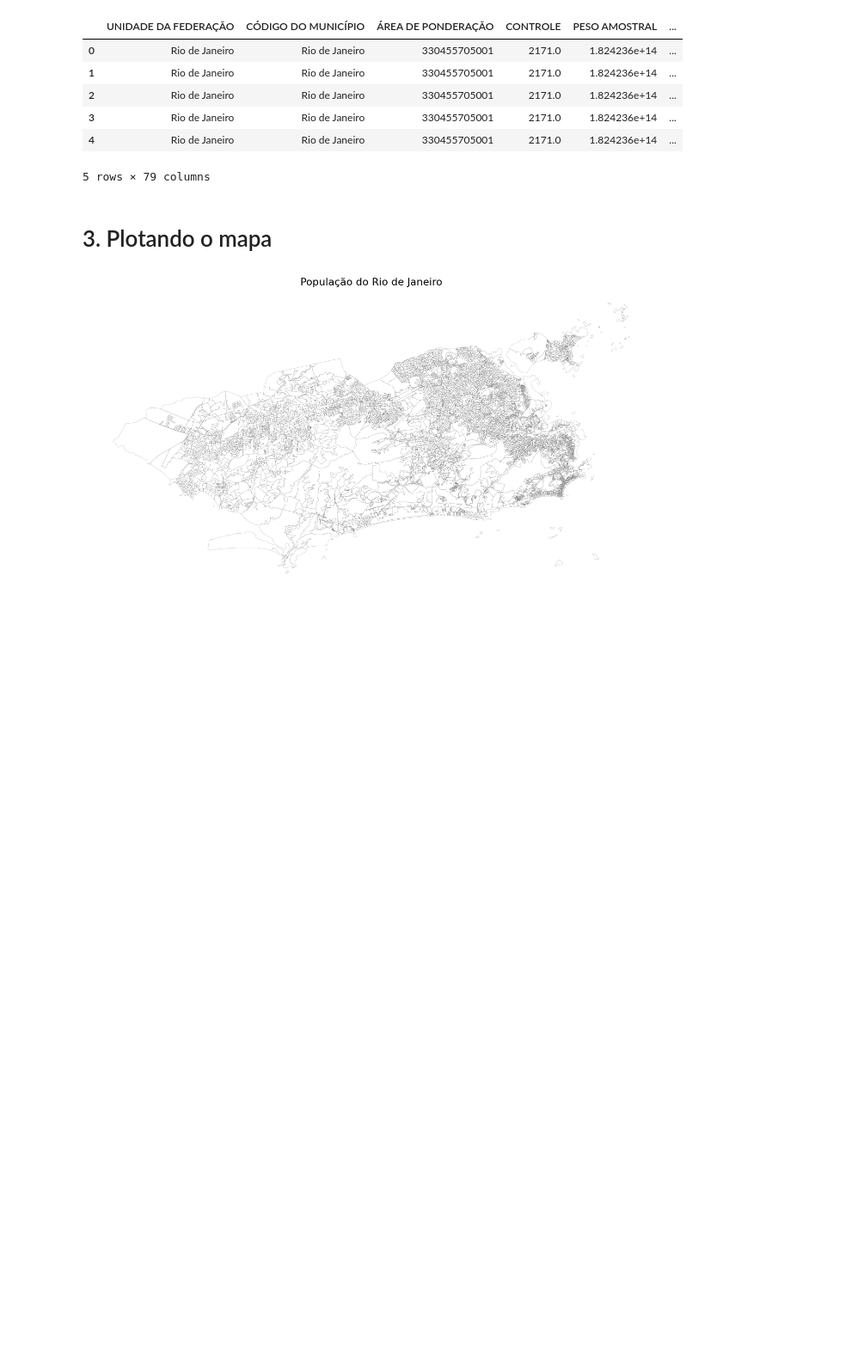
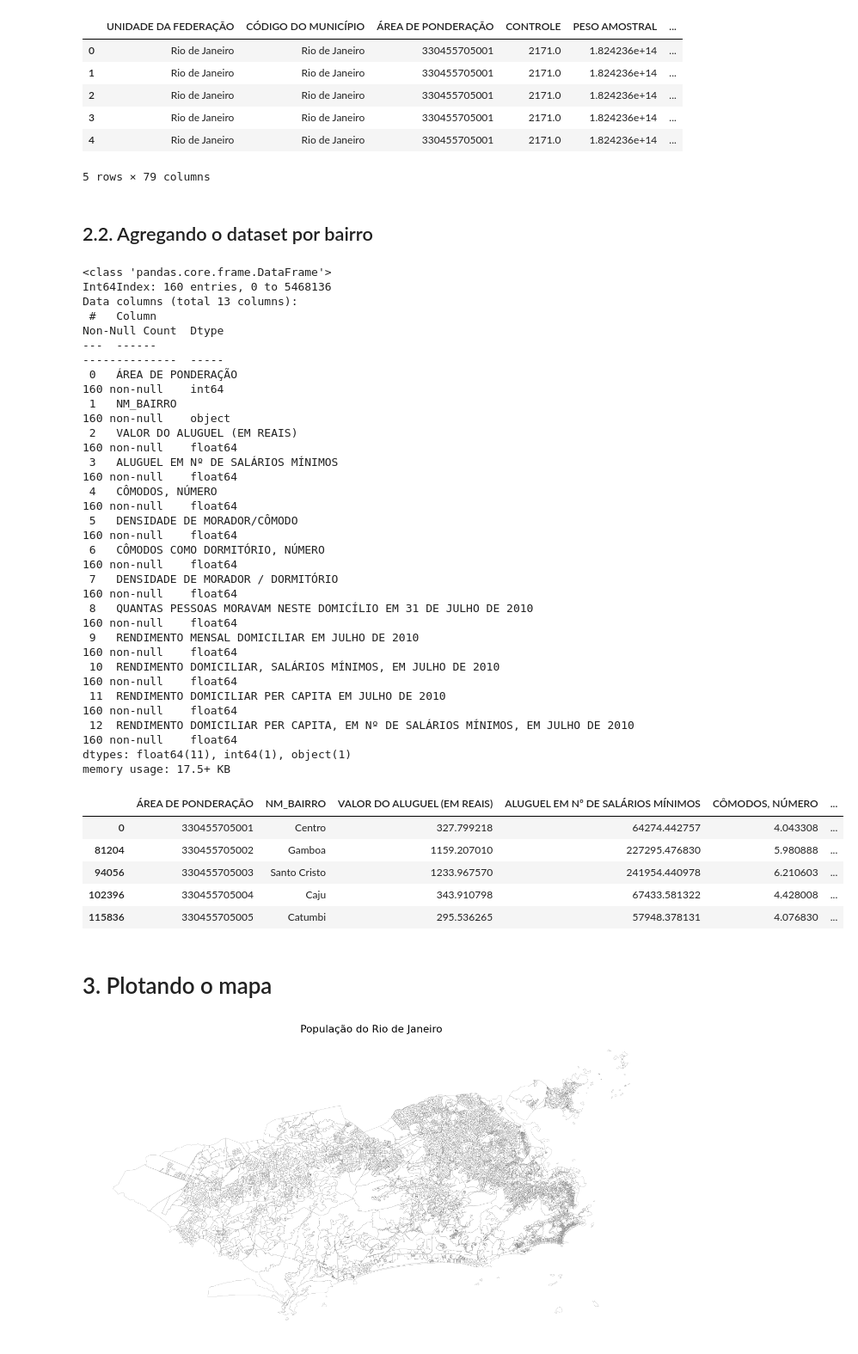
Before and after one commit to GDevigili/TCC-IBGE, a Jupyter notebook: src/data-vis/eda.ipynb, the cells around one changed output. Shown at 86% size. Saved outputs shown, nothing was run; the diff lists cells and outputs as text; code cells hidden in the pictures; blank space fills up the shorter version.

Commit message:
Group the df by V0011 and calculate the agregated data

```diff
--- a/src/data-vis/eda.ipynb
+++ b/src/data-vis/eda.ipynb
@@ -132,6 +132,62 @@ df_rio_join.head()
 | 3 | Rio de Janeiro | Rio de Janeiro | 330455705001 | 2171.0 | 1.824236e+14 | ... |
 | 4 | Rio de Janeiro | Rio de Janeiro | 330455705001 | 2171.0 | 1.824236e+14 | ... |
 5 rows × 79 columns
+# %% [markdown]
+## 2.2. Agregando o dataset por bairro
+# %%
+# Select only numeric columns
+numeric_cols = df_rio_join.select_dtypes(include=np.number).columns.tolist()
+
+# Remove 'PESO AMOSTRAL' from the list of columns to group
+numeric_cols.remove('PESO AMOSTRAL')
+
+# Define a function to calculate the weighted average
+def weighted_avg(group, avg_name, weight_name):
+    """ Calculate weighted avg """
+    return np.average(group[avg_name], weights=group[weight_name])
+
+# Group the DataFrame and calculate the weighted average
+df_rio_join_no_na = df_rio_join.dropna(subset=numeric_cols)
+df_rio_bairros = df_rio_join_no_na.groupby('ÁREA DE PONDERAÇÃO').apply(lambda g: pd.Series({col: weighted_avg(g, col, 'PESO AMOSTRAL') for col in numeric_cols}))
+
+# drop some columns that are not needed
+drop_cols = ['ÁREA DE PONDERAÇÃO', 'CONTROLE', 'CÓDIGO DA REGIÃO METROPOLITANA', 'CD_GEOCODB']
+df_rio_bairros = df_rio_bairros.drop(drop_cols, axis=1)
+
+# Join to get the name of the neighborhood
+df_rio_bairros = df_rio_join[['ÁREA DE PONDERAÇÃO', 'NM_BAIRRO']].merge(df_rio_bairros, left_on='ÁREA DE PONDERAÇÃO', right_index=True, how='right')
+# drop duplicates generated by the join
+df_rio_bairros = df_rio_bairros.drop_duplicates()
+# %%
+df_rio_bairros.info()
+df_rio_bairros.head()
+# %% [output]
+<class 'pandas.core.frame.DataFrame'>
+Int64Index: 160 entries, 0 to 5468136
+Data columns (total 13 columns):
+ #   Column                                                                          Non-Null Count  Dtype
+---  ------                                                                          --------------  -----
+ 0   ÁREA DE PONDERAÇÃO                                                              160 non-null    int64
+ 1   NM_BAIRRO                                                                       160 non-null    object
+ 2   VALOR DO ALUGUEL (EM REAIS)                                                     160 non-null    float64
+ 3   ALUGUEL EM Nº DE SALÁRIOS MÍNIMOS                                               160 non-null    float64
+ 4   CÔMODOS, NÚMERO                                                                 160 non-null    float64
+ 5   DENSIDADE DE MORADOR/CÔMODO                                                     160 non-null    float64
+ 6   CÔMODOS COMO DORMITÓRIO, NÚMERO                                                 160 non-null    float64
+ 7   DENSIDADE DE MORADOR / DORMITÓRIO                                               160 non-null    float64
+ 8   QUANTAS PESSOAS MORAVAM NESTE DOMICÍLIO EM 31 DE JULHO DE 2010                  160 non-null    float64
+ 9   RENDIMENTO MENSAL DOMICILIAR EM JULHO DE 2010                                   160 non-null    float64
+ 10  RENDIMENTO DOMICILIAR, SALÁRIOS MÍNIMOS, EM JULHO DE 2010                       160 non-null    float64
+ 11  RENDIMENTO DOMICILIAR PER CAPITA EM JULHO DE 2010                               160 non-null    float64
+ 12  RENDIMENTO DOMICILIAR PER CAPITA, EM Nº DE SALÁRIOS MÍNIMOS, EM JULHO DE 2010   160 non-null    float64
+dtypes: float64(11), int64(1), object(1)
+memory usage: 17.5+ KB
+|  | ÁREA DE PONDERAÇÃO | NM_BAIRRO | VALOR DO ALUGUEL (EM REAIS) | ALUGUEL EM Nº DE SALÁRIOS MÍNIMOS | CÔMODOS, NÚMERO | ... |
+| 0 | 330455705001 | Centro | 327.799218 | 64274.442757 | 4.043308 | ... |
+| 81204 | 330455705002 | Gamboa | 1159.207010 | 227295.476830 | 5.980888 | ... |
+| 94056 | 330455705003 | Santo Cristo | 1233.967570 | 241954.440978 | 6.210603 | ... |
+| 102396 | 330455705004 | Caju | 343.910798 | 67433.581322 | 4.428008 | ... |
+| 115836 | 330455705005 | Catumbi | 295.536265 | 57948.378131 | 4.076830 | ... |
 # %% [markdown]
 # 3. Plotando o mapa
 # %%
```
Also changed, not shown: parts of 2 cells of this notebook.
